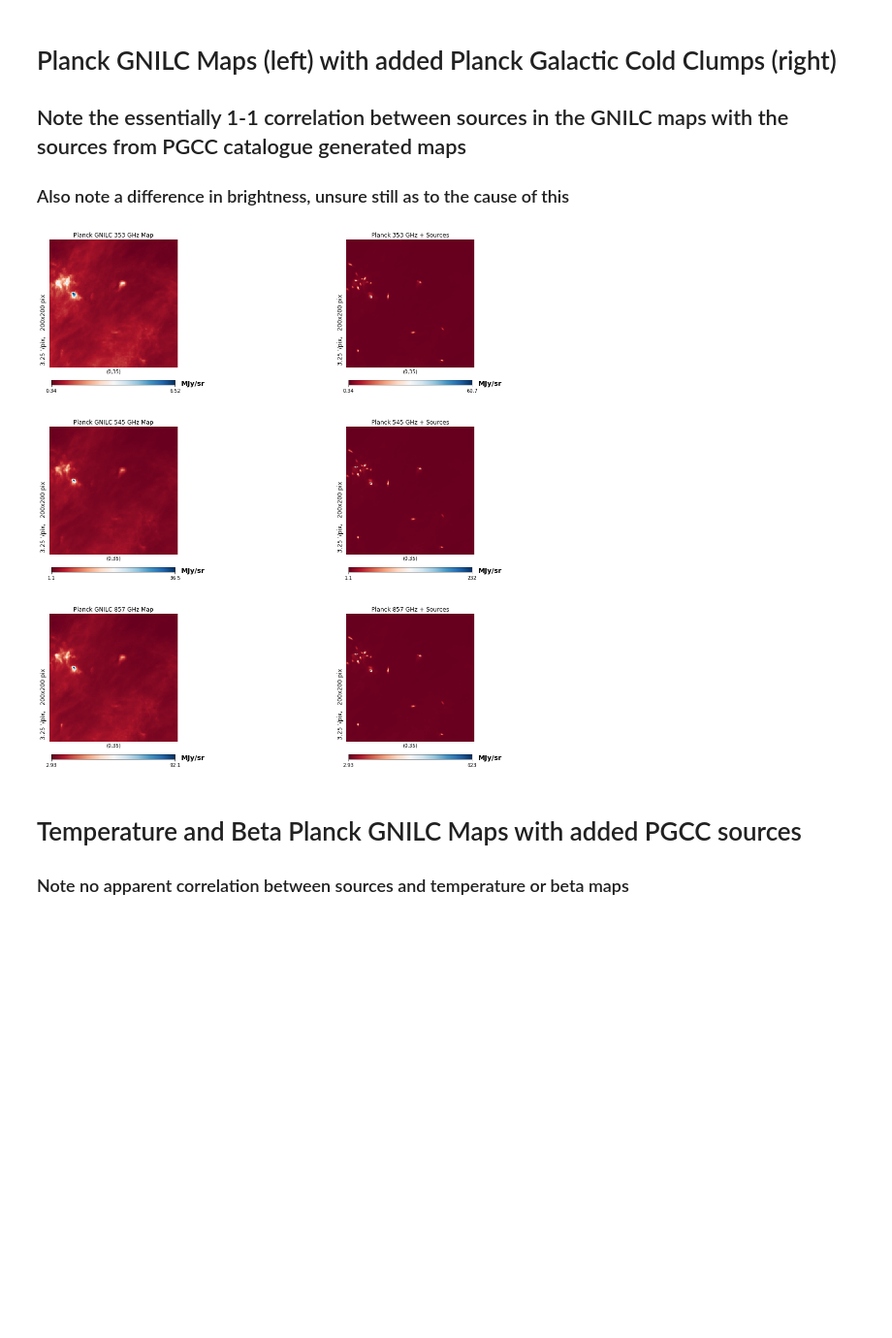
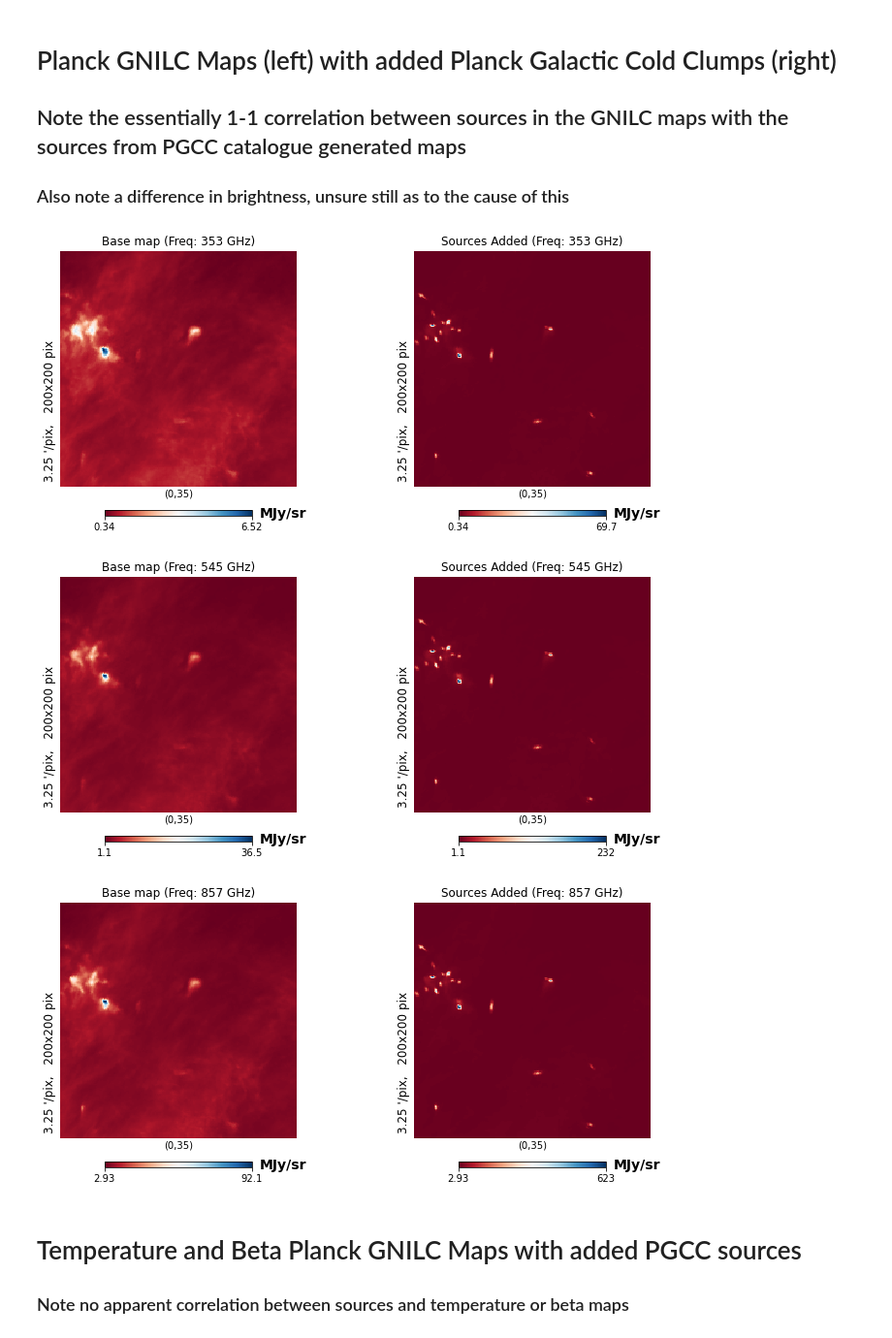
Before and after one commit to justinc97/SO_Galactic_Cold_Clumps, a Jupyter notebook: Test_Notebook.ipynb, the cells around one changed output. Shown at 97% size. Cells and saved outputs as stored; diff of their text form; code cells hidden in the pictures; blank space fills up the shorter version.

Commit message:
Added plot function for ease

```diff
--- a/Test_Notebook.ipynb
+++ b/Test_Notebook.ipynb
@@ -81,43 +89,31 @@ combined_gnilcmap_beta += galccmap_beta
 # %%
 rot = [0, 35]
 reso = 3.25
 xsize = ysize = 200
 
 if Beam == True:
     beam = " with beam smoothing"
 else:
     beam = ""
 
-gs = gridspec.GridSpec(3, 2)
-plt.figure(figsize = (20, 20))
-ax = plt.subplot(gs[0, 0])
-hp.gnomview(gnilc_map_353, rot = rot, reso = reso, xsize = xsize, ysize = ysize,
-            title = 'Planck GNILC 353 GHz Map', unit = 'MJy/sr',
-            cmap = 'RdBu', hold = True)
-ax = plt.subplot(gs[0, 1])
-hp.gnomview(combined_gnilcmap_353, rot = rot, reso = reso, xsize = xsize, ysize = ysize,
-            title = 'Planck 353 GHz + Sources' + beam, unit = 'MJy/sr',
-            cmap = 'RdBu', hold = True)
+plot_compare(gnilc_map_353, combined_gnilcmap_353,
+             maptype = "Freq: 353 GHz", rot = rot,
+             reso = reso, xsize = xsize,
+             ysize = ysize, unit = "MJy/sr")
 
-ax = plt.subplot(gs[1, 0])
-hp.gnomview(gnilc_map_545, rot = rot, reso = reso, xsize = xsize, ysize = ysize,
-            title = 'Planck GNILC 545 GHz Map', unit = 'MJy/sr',
-            cmap = 'RdBu', hold = True)
-ax = plt.subplot(gs[1, 1])
-hp.gnomview(combined_gnilcmap_545, rot = rot, reso = reso, xsize = xsize, ysize = ysize,
-            title = 'Planck 545 GHz + Sources' + beam, unit = 'MJy/sr',
-            cmap = 'RdBu', hold = True)
+plot_compare(gnilc_map_545, combined_gnilcmap_545,
+             maptype = "Freq: 545 GHz", rot = rot,
+             reso = reso, xsize = xsize,
+             ysize = ysize, unit = "MJy/sr")
 
-ax = plt.subplot(gs[2, 0])
-hp.gnomview(gnilc_map_857, rot = rot, reso = reso, xsize = xsize, ysize = ysize,
-            title = 'Planck GNILC 857 GHz Map', unit = 'MJy/sr',
-            cmap = 'RdBu', hold = True)
-ax = plt.subplot(gs[2, 1])
-hp.gnomview(combined_gnilcmap_857, rot = rot, reso = reso, xsize = xsize, ysize = ysize,
-            title = 'Planck 857 GHz + Sources' + beam, unit = 'MJy/sr',
-            cmap = 'RdBu', hold = True)
+plot_compare(gnilc_map_857, combined_gnilcmap_857,
+             maptype = "Freq: 857 GHz", rot = rot,
+             reso = reso, xsize = xsize,
+             ysize = ysize, unit = "MJy/sr")
 # %% [output]
-[figure, old version]
+[figure, new version]
+[figure, added]
+[figure, added]
 # %% [markdown]
 # Temperature and Beta Planck GNILC Maps with added PGCC sources
 ### Note no apparent correlation between sources and temperature or beta maps
```
Also changed, not shown: parts of 3 cells of this notebook, 1 other file.
